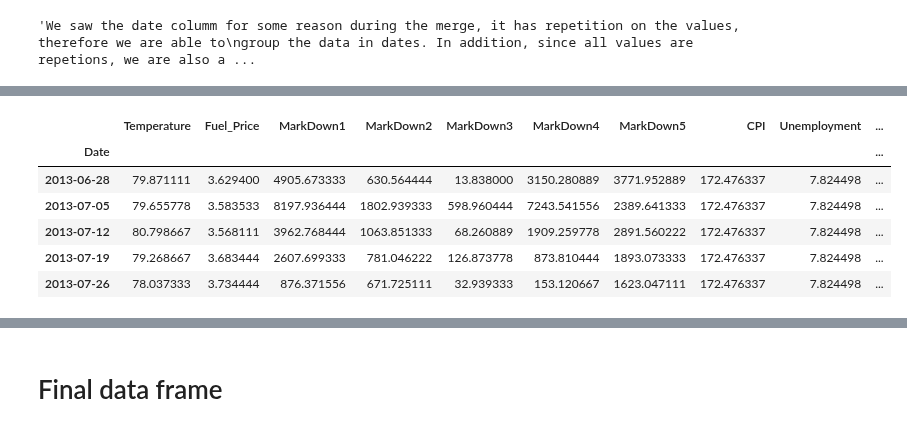
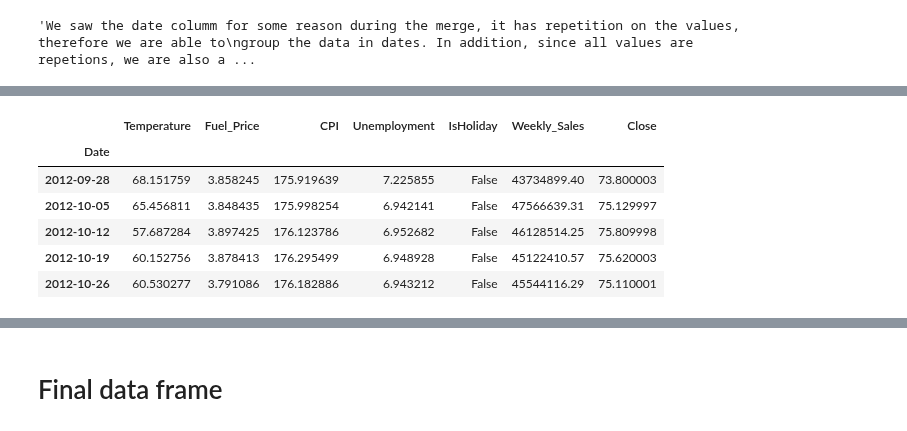
Before and after one commit to arnaldo9408/SpringBoard, a Jupyter notebook: Data Wranging/Capstone Two - Data Wrangling.ipynb, the cells around one changed output, grey strips where cells are left out. Drawn from its saved outputs; the diff is of its cells as text; code cells hidden in the pictures.

```diff
--- a/Data Wranging/Capstone Two - Data Wrangling.ipynb
+++ b/Data Wranging/Capstone Two - Data Wrangling.ipynb
@@ -323,9 +371,9 @@ See the caveats in the documentation: http://pandas.pydata.org/pandas-docs/stabl
 # %%
 #Replace Close price using backfill methid
-df_walmart_sales['Close'].fillna(method = 'bfill', inplace = True)
+df_features_train_stock['Close'].fillna(method = 'bfill', inplace = True)
 # %%
 #Replace Unemployment with the mean
-df_walmart_sales['Unemployment'].fillna(df_walmart_sales['Unemployment'].mean(), inplace = True)
+df_features_train_stock['Unemployment'].fillna(df_features_train_stock['Unemployment'].mean(), inplace = True)
 # %%
 # Fill CPA values with the mean
-df_walmart_sales['CPI'].fillna(df_walmart_sales['CPI'].mean(), inplace = True)
+df_features_train_stock['CPI'].fillna(df_features_train_stock['CPI'].mean(), inplace = True)
@@ -384 +413,6 @@ df_walmart_sales_grouped = df_walmart_sales.groupby('Date').agg('mean')
+# %%
+df_walmart = df_features_train_stock.groupby('Date').agg({'Temperature':'mean', 'Fuel_Price':'mean',
+                                                                  'CPI':'mean', 'Unemployment':'mean',
+                                                                  'IsHoliday':'mean','Weekly_Sales':'sum',
+                                                                  'Close':'mean'})
 # %%
@@ -398,10 +428,10 @@ df_walmart_sales_grouped.shape
 # %%
-df_walmart_sales_grouped.tail()
+df_walmart.tail()
 # %% [output]
-|  | Temperature | Fuel_Price | MarkDown1 | MarkDown2 | MarkDown3 | MarkDown4 | MarkDown5 | CPI | Unemployment | ... |
-| Date |  |  |  |  |  |  |  |  |  | ... |
-| 2013-06-28 | 79.871111 | 3.629400 | 4905.673333 | 630.564444 | 13.838000 | 3150.280889 | 3771.952889 | 172.476337 | 7.824498 | ... |
-| 2013-07-05 | 79.655778 | 3.583533 | 8197.936444 | 1802.939333 | 598.960444 | 7243.541556 | 2389.641333 | 172.476337 | 7.824498 | ... |
-| 2013-07-12 | 80.798667 | 3.568111 | 3962.768444 | 1063.851333 | 68.260889 | 1909.259778 | 2891.560222 | 172.476337 | 7.824498 | ... |
-| 2013-07-19 | 79.268667 | 3.683444 | 2607.699333 | 781.046222 | 126.873778 | 873.810444 | 1893.073333 | 172.476337 | 7.824498 | ... |
-| 2013-07-26 | 78.037333 | 3.734444 | 876.371556 | 671.725111 | 32.939333 | 153.120667 | 1623.047111 | 172.476337 | 7.824498 | ... |
+|  | Temperature | Fuel_Price | CPI | Unemployment | IsHoliday | Weekly_Sales | Close |
+| Date |  |  |  |  |  |  |  |
+| 2012-09-28 | 68.151759 | 3.858245 | 175.919639 | 7.225855 | False | 43734899.40 | 73.800003 |
+| 2012-10-05 | 65.456811 | 3.848435 | 175.998254 | 6.942141 | False | 47566639.31 | 75.129997 |
+| 2012-10-12 | 57.687284 | 3.897425 | 176.123786 | 6.952682 | False | 46128514.25 | 75.809998 |
+| 2012-10-19 | 60.152756 | 3.878413 | 176.295499 | 6.948928 | False | 45122410.57 | 75.620003 |
+| 2012-10-26 | 60.530277 | 3.791086 | 176.182886 | 6.943212 | False | 45544116.29 | 75.110001 |
```
Also changed, not shown: parts of 40 cells of this notebook.
